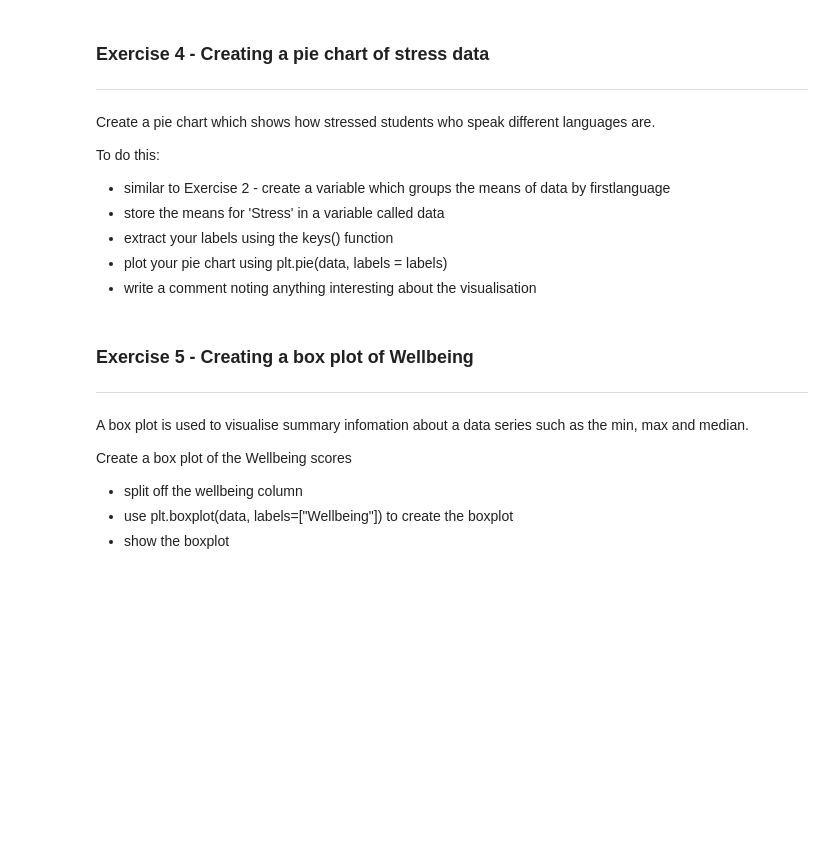
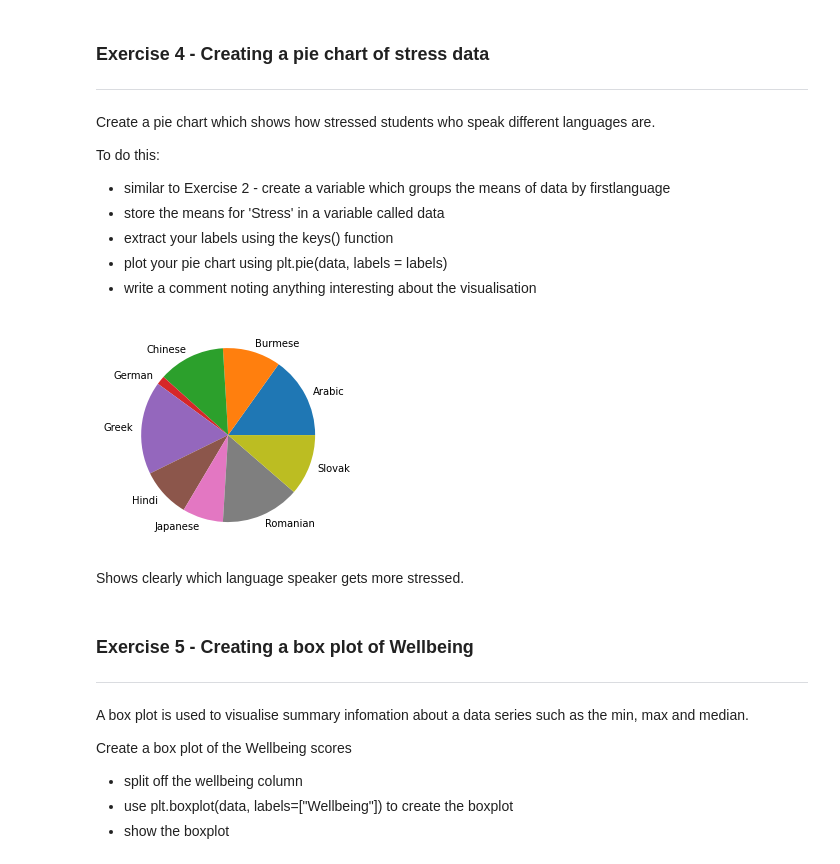
Before and after one commit to ttevhide/Programming-for-Data, a Jupyter notebook: 7_1_Visualisation_with_matplotlib.ipynb, the cells around one changed output. Cells and saved outputs as stored; diff of their text form; code cells hidden in the pictures; blank space fills up the shorter version.

```diff
--- a/7_1_Visualisation_with_matplotlib.ipynb
+++ b/7_1_Visualisation_with_matplotlib.ipynb
@@ -152,6 +163,20 @@ To do this:
 * extract your labels using the keys() function
 * plot your pie chart using plt.pie(data, labels = labels)
 * write a comment noting anything interesting about the visualisation
+# %%
+url = 'https://github.com/lilaceri/Working-with-data-/blob/b157a2feceb7709cf82426932385706d65446270/Data%20Sets%20for%20code%20divisio/Positive_Psychology_2017.csv?raw=true'
+p_df = pd.read_csv(url)
+
+language_means = p_df.groupby(['firstlanguage']).mean()
+data = language_means['Stress']
+labels = data.keys()
+
+plt.pie(data, labels=labels)
+plt.show()
+# %% [output]
+[figure, added]
+# %% [markdown]
+Shows clearly which language speaker gets more stressed.
 # %% [markdown]
 ### Exercise 5 - Creating a box plot of Wellbeing
 ---
```
Also changed, not shown: parts of 8 cells of this notebook.
